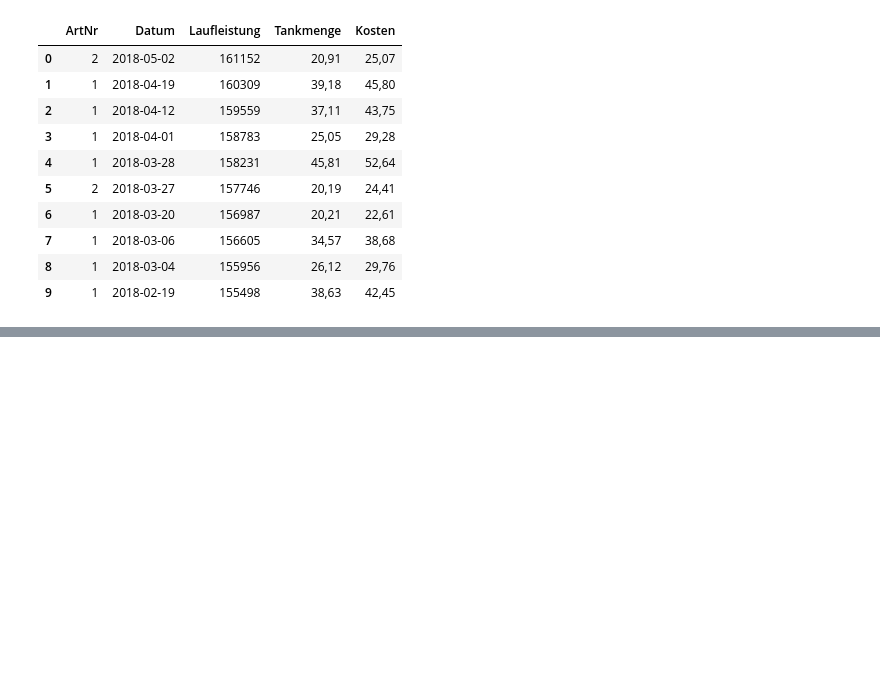
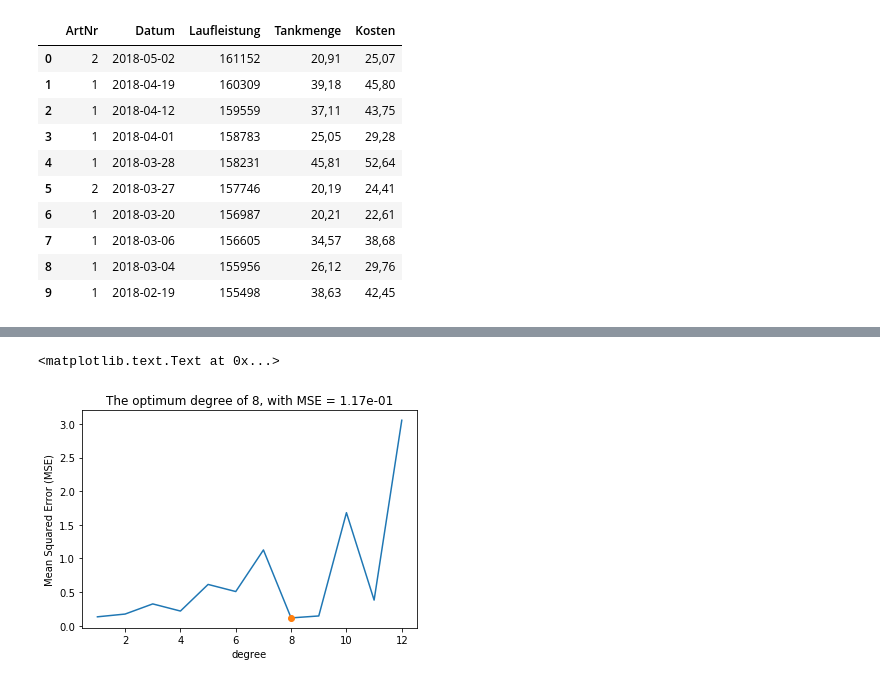
Before and after one commit to geraldgong/PKW_Fuel_Consumption, a Jupyter notebook: FordFuel.ipynb, the cells around one changed output, grey strips where cells are left out. Saved outputs shown, nothing was run; the diff lists cells and outputs as text; code cells hidden in the pictures; blank space fills up the shorter version.

```diff
--- a/FordFuel.ipynb
+++ b/FordFuel.ipynb
@@ -88 +101,29 @@ See the caveats in the documentation: http://pandas.pydata.org/pandas-docs/stabl
+# %%
+X = (Lper100.index - Lper100.index[0]).days.values # convert date to time interval
+X = X/1000
+y = Lper100.iloc[:,2].values
+degrees = list(range(1,13))
+MSE = [] # mean squared error
+for val in degrees:
+    # linear regression
+    polynomial_features = PolynomialFeatures(degree=val, include_bias=False)
+    linear_regression = LinearRegression()
+    pipeline = Pipeline([("polynomial_features", polynomial_features),
+                    ("linear_regression", linear_regression)])
+    pipeline.fit(X[:, np.newaxis], y)
+    # Evaluate the models using crossvalidation
+    scores = cross_val_score(pipeline, X[:, np.newaxis], y,\
+                             scoring="neg_mean_squared_error", cv=10)
+    MSE.append(-scores.mean())
+# find out the optimum degree
+index_min = np.argmin(MSE)
+plt.plot(degrees, MSE)
+plt.plot(degrees[index_min], MSE[index_min], 'o')
+plt.title("The optimum degree of {}, with MSE = {:.2e}"\
+          .format(degrees[index_min], MSE[index_min]))
+plt.xlabel("degree")
+plt.ylabel("Mean Squared Error (MSE)")
+# %% [output]
+<matplotlib.text.Text at 0x...>
+[figure, added]
 # %%
```
Also changed, not shown: parts of 6 cells of this notebook, 1 other file.
